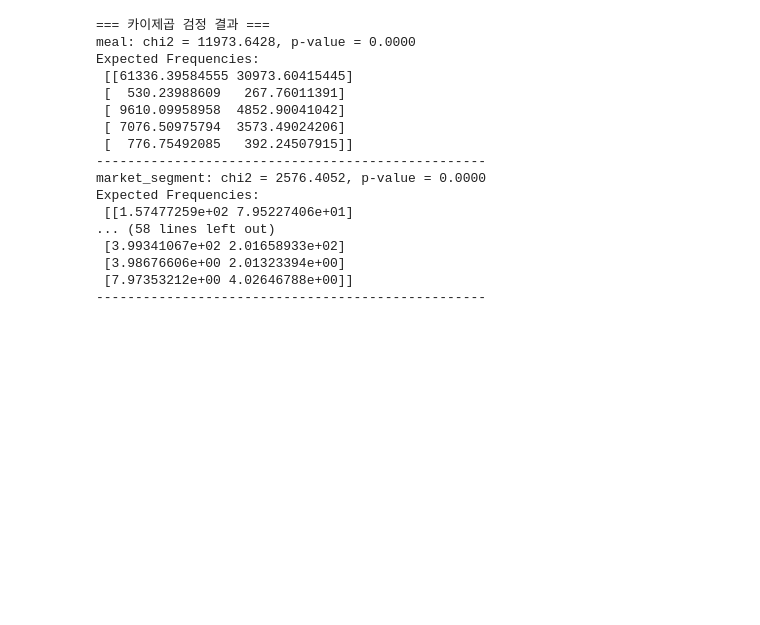
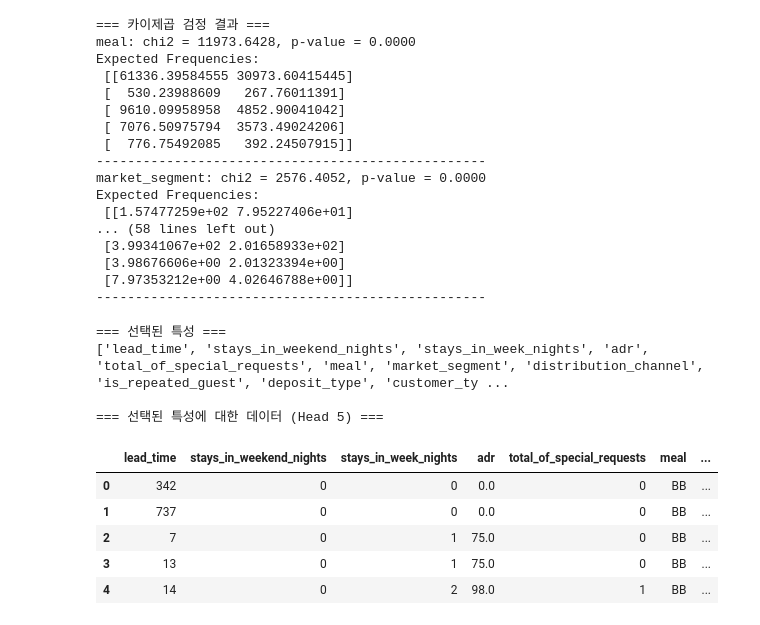
Before and after one commit to moondev03/2024-SDA-Team-Project, a Jupyter notebook: Team5_문장훈_박세민_백인서_임준용.ipynb, the cells around one changed output. Drawn from its saved outputs; the diff is of its cells as text; code cells hidden in the pictures; blank space fills up the shorter version.

```diff
--- a/Team5_문장훈_박세민_백인서_임준용.ipynb
+++ b/Team5_문장훈_박세민_백인서_임준용.ipynb
@@ -585,6 +583,8 @@ import numpy as np
 # %%
 #이상치 대체 후 t-test하는 function
 from scipy.stats import kstest, bartlett, ttest_ind, ranksums
+
+selected_numeric_features = []  # 로지스틱 회귀에 사용할 특성을 저장할 리스트
 
 print("=== T-test 및 정규성/등분산성 검토 ===")
 for var in numeric_cols:
@@ -632,6 +632,11 @@ for var in numeric_cols:
             test_type = "Rank sums Test (Non-Normal)"
 
         print(f"{var}: {test_type}, t-statistic = {t_stat:.4f}, p-value = {p_value:.10f}")
+
+        # 유의미한 특성 선택 (p-value 기준)
+        if p_value < 0.05:
+            selected_numeric_features.append(var)
+
     print("-" * 50)
 # %% [output]
 === T-test 및 정규성/등분산성 검토 ===
@@ -711,6 +716,8 @@ arrival_date_day_of_month: Rank sums Test (Non-Normal), t-statistic = 0.5942, p-
 #nominal 독립변수와의 연관성 - 카이제곱 test
 from scipy.stats import chi2_contingency
 import pandas as pd
+
+selected_nominal_features = []  # 유의미한 명목형 특성을 저장할 리스트
 
 print("\n=== 카이제곱 검정 결과 ===")
 for var in nominal_cols:
@@ -725,6 +732,10 @@ for var in nominal_cols:
     print(f"{var}: chi2 = {chi2:.4f}, p-value = {p:.4f}")
     print("Expected Frequencies:\n", expected)
     print("-" * 50)
+
+    # 유의미한 특성 선택
+    if p < 0.05:  # 유의 수준 기준
+        selected_nominal_features.append(var)
 # %% [output]
 === 카이제곱 검정 결과 ===
 meal: chi2 = 11973.6428, p-value = 0.0000
@@ -743,3 +754,24 @@ Expected Frequencies:
  [3.98676606e+00 2.01323394e+00]
  [7.97353212e+00 4.02646788e+00]]
 --------------------------------------------------
+# %%
+# 선택된 특성 리스트
+selected_features = selected_numeric_features + selected_nominal_features + ["hotel"]
+print("=== 선택된 특성 ===")
+print(selected_features)
+
+# 선택된 특성을 기준으로 df에서 데이터 추출 및 상위 5개 출력
+filtered_df = df[selected_features]  # 선택된 컬럼만 추출
+print("\n=== 선택된 특성에 대한 데이터 (Head 5) ===")
+filtered_df.head(5)
+# %% [output]
+=== 선택된 특성 ===
+['lead_time', 'stays_in_weekend_nights', 'stays_in_week_nights', 'adr', 'total_of_special_requests', 'meal', 'market_segment', 'distribution_channel', 'is_repeated_guest', 'deposit_type', 'customer_ty ...
+
+=== 선택된 특성에 대한 데이터 (Head 5) ===
+|  | lead_time | stays_in_weekend_nights | stays_in_week_nights | adr | total_of_special_requests | meal | ... |
+| 0 | 342 | 0 | 0 | 0.0 | 0 | BB | ... |
+| 1 | 737 | 0 | 0 | 0.0 | 0 | BB | ... |
+| 2 | 7 | 0 | 1 | 75.0 | 0 | BB | ... |
+| 3 | 13 | 0 | 1 | 75.0 | 0 | BB | ... |
+| 4 | 14 | 0 | 2 | 98.0 | 1 | BB | ... |
```
Also changed, not shown: parts of 5 cells of this notebook.
